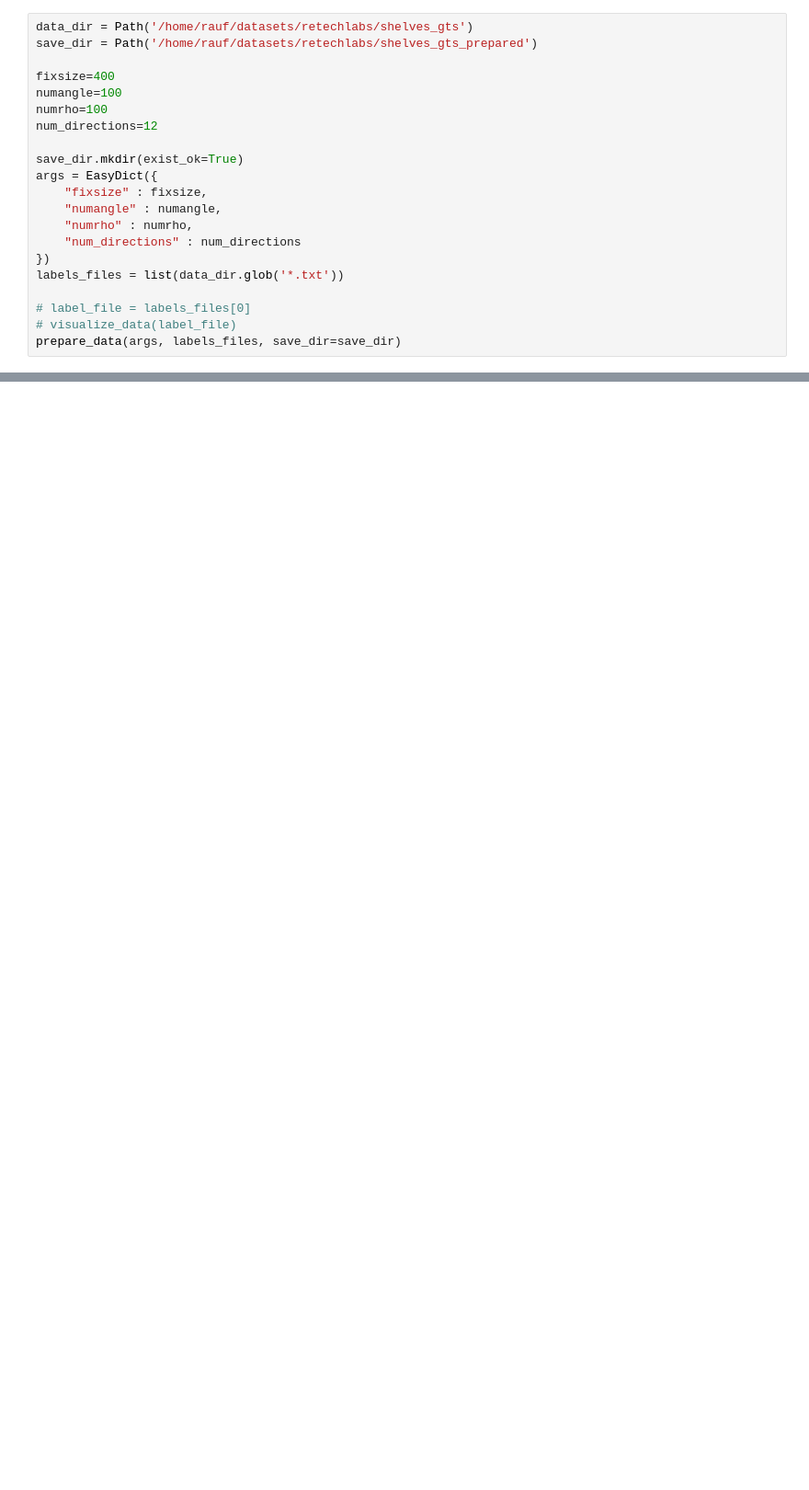
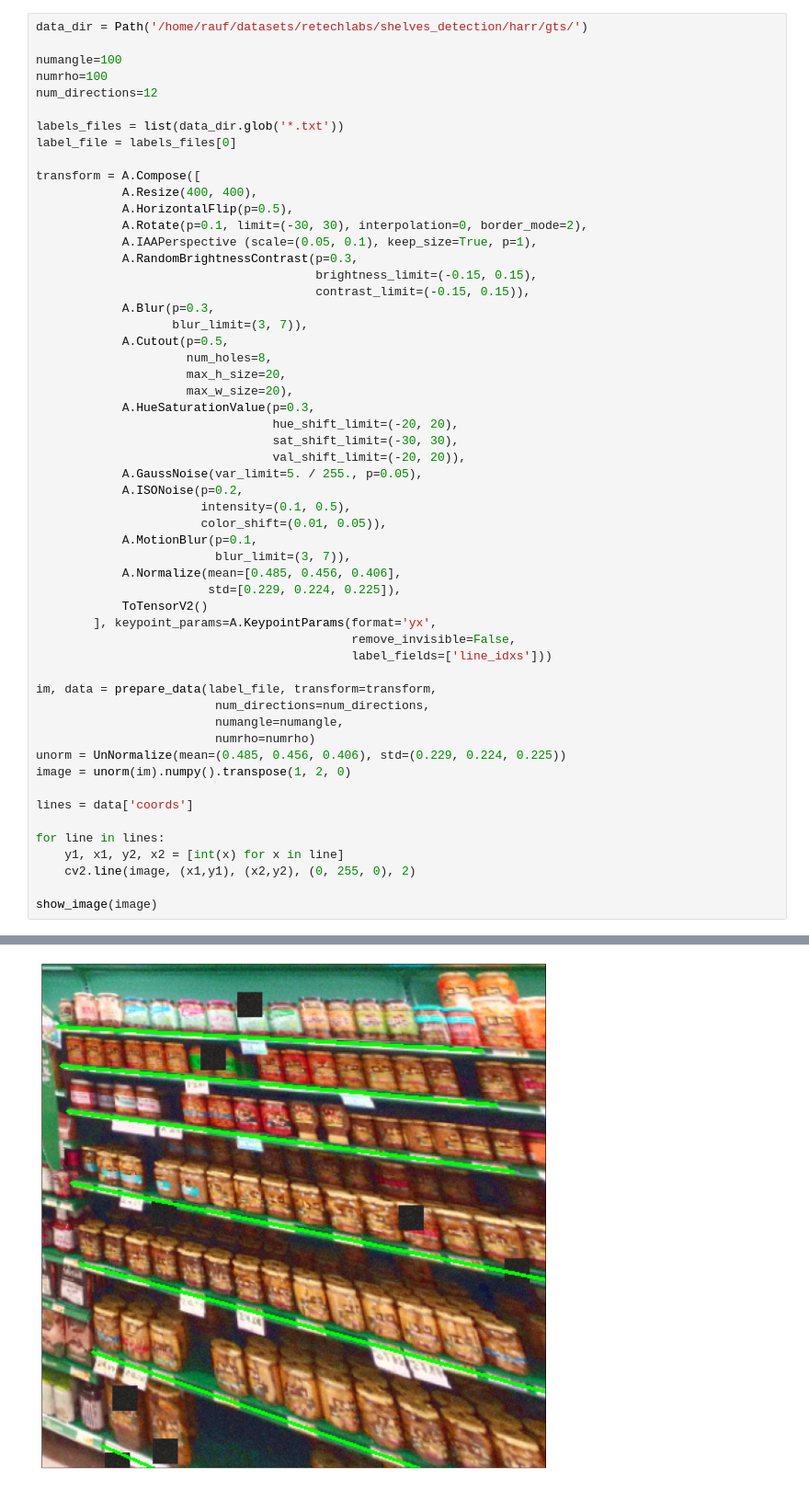
Before and after one commit to RocketFlash/deep-hough-transform, a Jupyter notebook: data/test_prepare_data.ipynb, the cells around one changed output, grey strips where cells are left out. Shown at 92% size. Cells and saved outputs as stored; diff of their text form; blank space fills up the shorter version.

Commit message:
add perspective transform

```diff
--- a/data/test_prepare_data.ipynb
+++ b/data/test_prepare_data.ipynb
@@ -147,21 +182,56 @@ def prepare_data(args, labels_files, save_dir='./'):
 # %%
-data_dir = Path('/home/rauf/datasets/retechlabs/shelves_gts')
-save_dir = Path('/home/rauf/datasets/retechlabs/shelves_gts_prepared')
+data_dir = Path('/home/rauf/datasets/retechlabs/shelves_detection/harr/gts/')
 
-fixsize=400
 numangle=100
 numrho=100
 num_directions=12
 
-save_dir.mkdir(exist_ok=True)
-args = EasyDict({
-    "fixsize" : fixsize,
-    "numangle" : numangle,
-    "numrho" : numrho,
-    "num_directions" : num_directions
-})
 labels_files = list(data_dir.glob('*.txt'))
+label_file = labels_files[0]
 
-# label_file = labels_files[0]
-# visualize_data(label_file)
-prepare_data(args, labels_files, save_dir=save_dir)
+transform = A.Compose([
+            A.Resize(400, 400),
+            A.HorizontalFlip(p=0.5),
+            A.Rotate(p=0.1, limit=(-30, 30), interpolation=0, border_mode=2),
+            A.IAAPerspective (scale=(0.05, 0.1), keep_size=True, p=1),
+            A.RandomBrightnessContrast(p=0.3,
+                                       brightness_limit=(-0.15, 0.15),
+                                       contrast_limit=(-0.15, 0.15)),
+            A.Blur(p=0.3,
+                   blur_limit=(3, 7)),
+            A.Cutout(p=0.5,
+                     num_holes=8,
+                     max_h_size=20,
+                     max_w_size=20),
+            A.HueSaturationValue(p=0.3,
+                                 hue_shift_limit=(-20, 20),
+                                 sat_shift_limit=(-30, 30),
+                                 val_shift_limit=(-20, 20)),
+            A.GaussNoise(var_limit=5. / 255., p=0.05),
+            A.ISONoise(p=0.2,
+                       intensity=(0.1, 0.5),
+                       color_shift=(0.01, 0.05)),
+            A.MotionBlur(p=0.1,
+                         blur_limit=(3, 7)),
+            A.Normalize(mean=[0.485, 0.456, 0.406],
+                        std=[0.229, 0.224, 0.225]),
+            ToTensorV2()
+        ], keypoint_params=A.KeypointParams(format='yx',
+                                            remove_invisible=False,
+                                            label_fields=['line_idxs']))
+
+im, data = prepare_data(label_file, transform=transform,
+                         num_directions=num_directions,
+                         numangle=numangle,
+                         numrho=numrho)
+unorm = UnNormalize(mean=(0.485, 0.456, 0.406), std=(0.229, 0.224, 0.225))
+image = unorm(im).numpy().transpose(1, 2, 0)
+
+lines = data['coords']
+
+for line in lines:
+    y1, x1, y2, x2 = [int(x) for x in line]
+    cv2.line(image, (x1,y1), (x2,y2), (0, 255, 0), 2)
+
+show_image(image)
+# %% [output]
@@ -167,0 +239 @@ prepare_data(args, labels_files, save_dir=save_dir)
+[figure, added]
```
Also changed, not shown: parts of 4 cells of this notebook, 2 other files.
